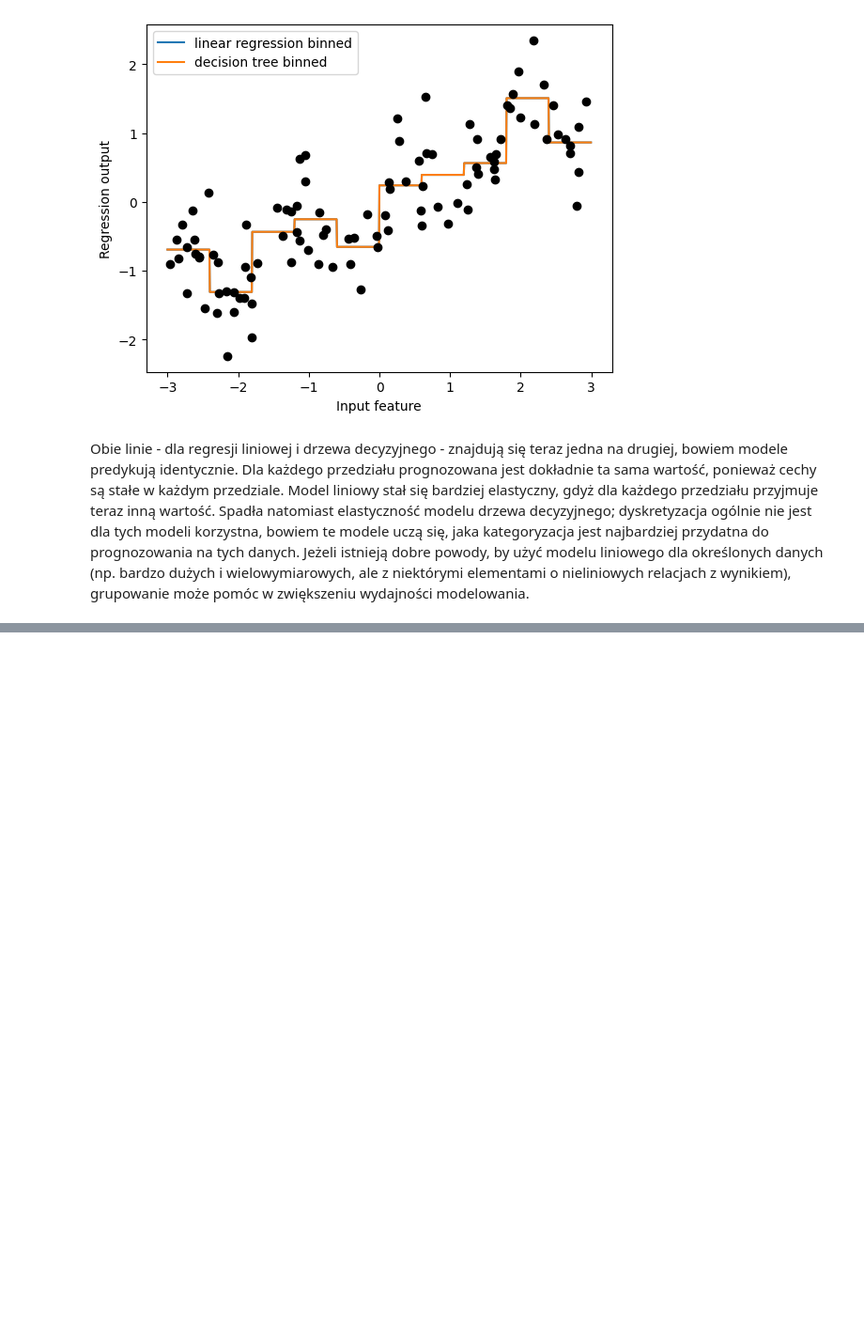
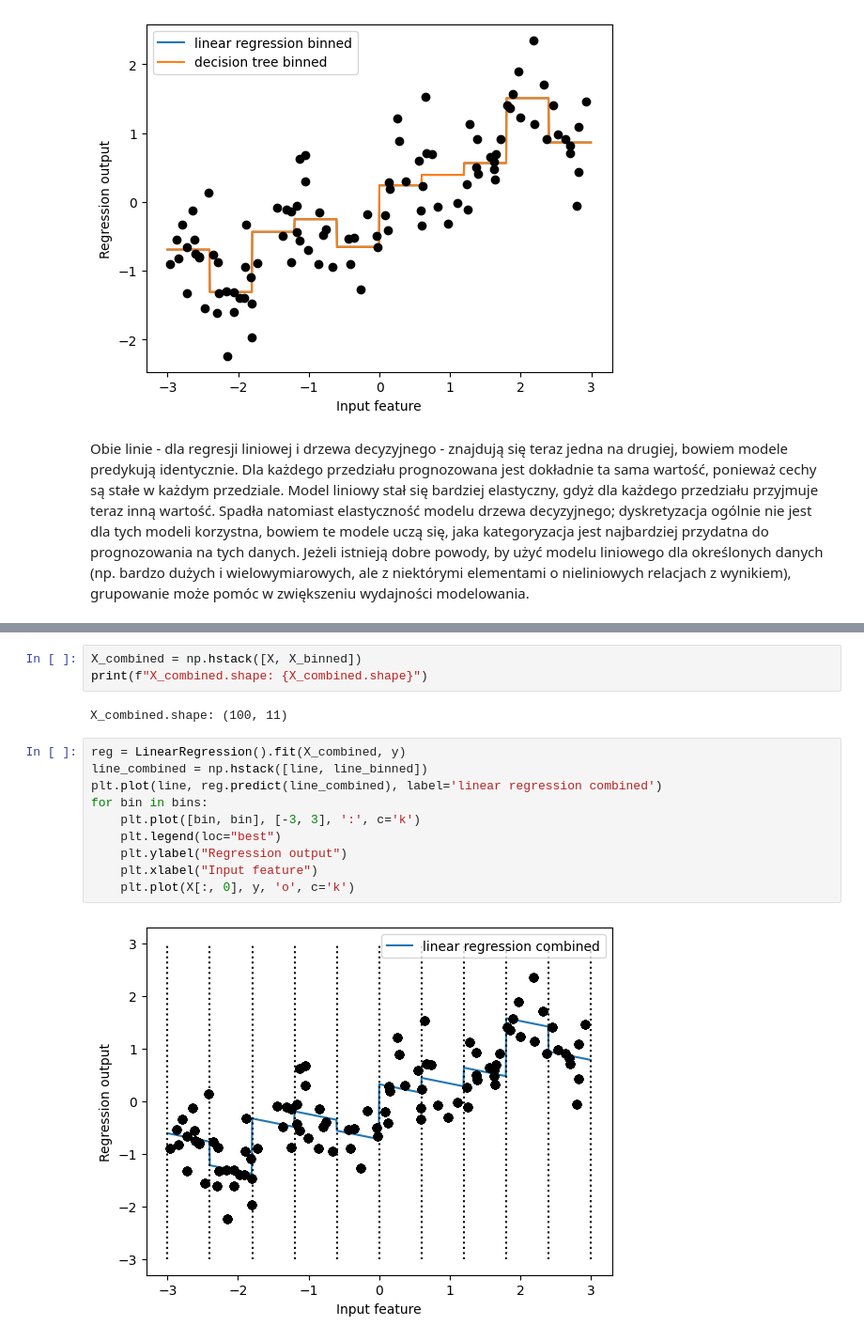
Before and after one commit to jakubtwalczak/Muller_Guido_Introduction_to_ML, a Jupyter notebook: Rozdział_4_reprezentacja_danych_i_inżynieria_cech.ipynb, the cells around one changed output, grey strips where cells are left out. Shown at 94% size. Drawn from its saved outputs; the diff is of its cells as text; blank space fills up the shorter version.

```diff
--- a/Rozdział_4_reprezentacja_danych_i_inżynieria_cech.ipynb
+++ b/Rozdział_4_reprezentacja_danych_i_inżynieria_cech.ipynb
@@ -224,0 +232,17 @@ Obie linie - dla regresji liniowej i drzewa decyzyjnego - znajdują się teraz j
+# %%
+X_combined = np.hstack([X, X_binned])
+print(f"X_combined.shape: {X_combined.shape}")
+# %% [output]
+X_combined.shape: (100, 11)
+# %%
+reg = LinearRegression().fit(X_combined, y)
+line_combined = np.hstack([line, line_binned])
+plt.plot(line, reg.predict(line_combined), label='linear regression combined')
+for bin in bins:
+    plt.plot([bin, bin], [-3, 3], ':', c='k')
+    plt.legend(loc="best")
+    plt.ylabel("Regression output")
+    plt.xlabel("Input feature")
+    plt.plot(X[:, 0], y, 'o', c='k')
+# %% [output]
+[figure, added]
```
Also changed, not shown: parts of 29 cells of this notebook.
